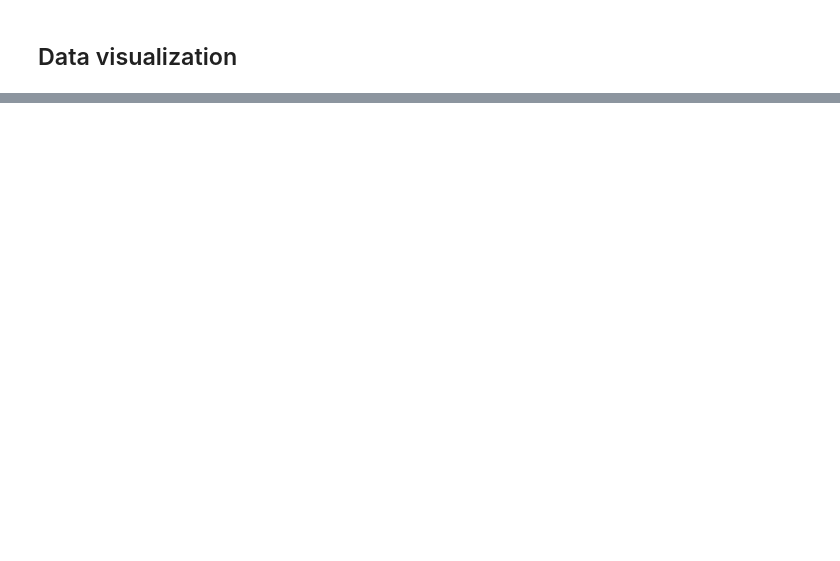
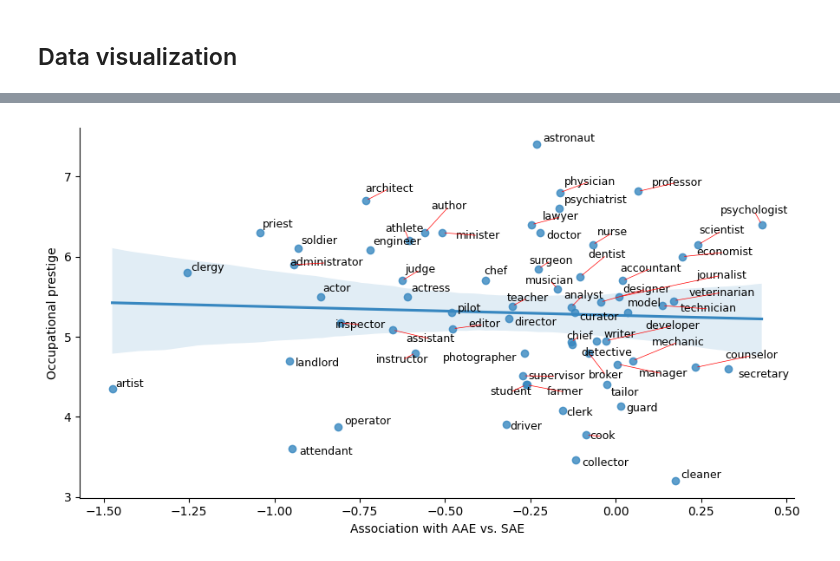
Before and after one commit to danielyj147/cosc426-midterm-b5, a Jupyter notebook: NLPproject.ipynb, the cells around one changed output, grey strips where cells are left out. Saved outputs shown, nothing was run; the diff lists cells and outputs as text; code cells hidden in the pictures; blank space fills up the shorter version.

```diff
--- a/NLPproject.ipynb
+++ b/NLPproject.ipynb
@@ -303,0 +434,39 @@ df.to_csv("data/statistical_tests_summary.csv", index=False)
+# %%
+fig, ax = plt.subplots(figsize=(9, 5))
+occupation_ratios = result.groupby("occupation", as_index=False)["macrodiff"].mean()
+occupation_ratios = occupation_ratios[
+    occupation_ratios["occupation"].isin(attribute2rating)
+]
+occupation_ratios["prestige"] = occupation_ratios["occupation"].apply(
+    lambda x: attribute2rating[x]
+)
+sns.regplot(
+    data=occupation_ratios,
+    x="macrodiff",
+    y="prestige",
+    ax=ax,
+    color=sns.color_palette("Blues", 2)[1],
+)
+texts = [
+    ax.text(r, p, o, size=9)
+    for r, p, o in zip(
+        occupation_ratios["macrodiff"],
+        occupation_ratios["prestige"],
+        occupation_ratios["occupation"],
+    )
+]
+adjust_text(
+    texts,
+    arrowprops=dict(arrowstyle="-", color="red", lw=0.5),
+    expand_points=(1.9, 1.9),
+)
+
+ax.set_xlabel("Association with AAE vs. SAE")
+ax.set_ylabel("Occupational prestige")
+ax.spines[["right", "top"]].set_visible(False)
+
+plt.tight_layout()
+plt.savefig("assets/prestige-association-all-mean.png", dpi=600, bbox_inches="tight")
+plt.show()
+# %% [output]
+[figure, added]
```
Also changed, not shown: parts of 15 cells of this notebook, 6 other files.
